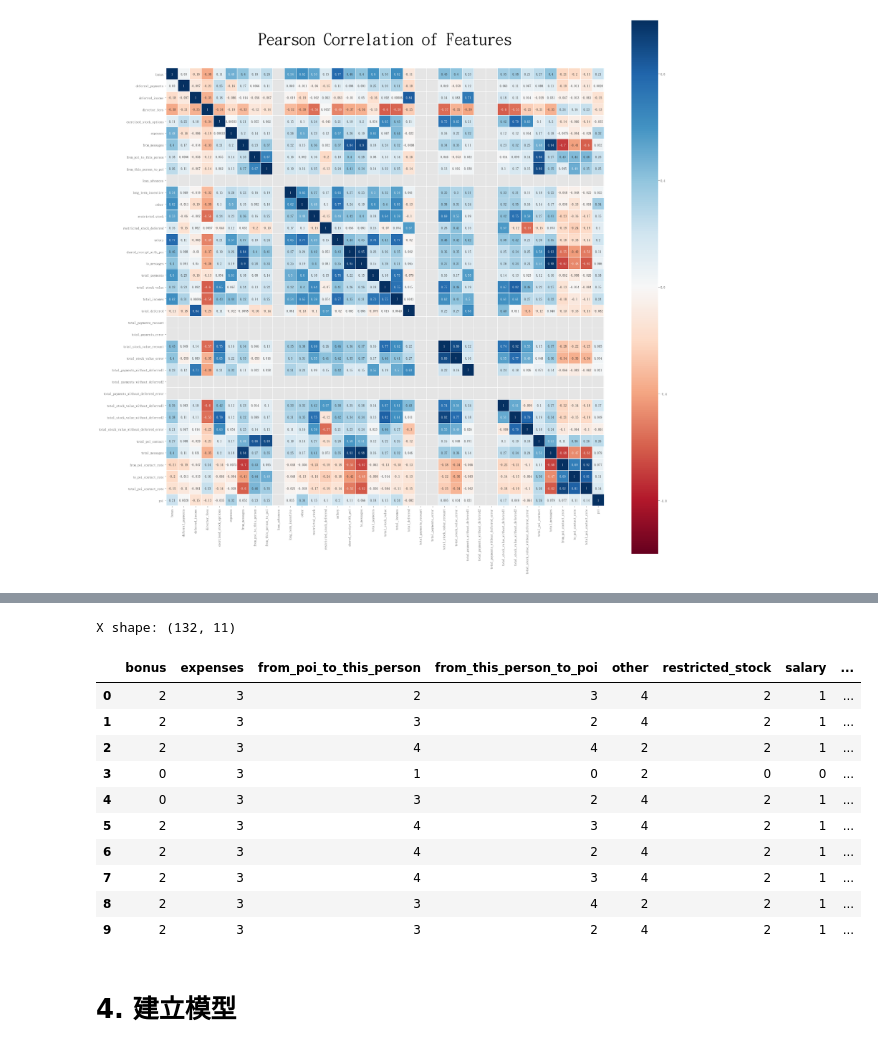
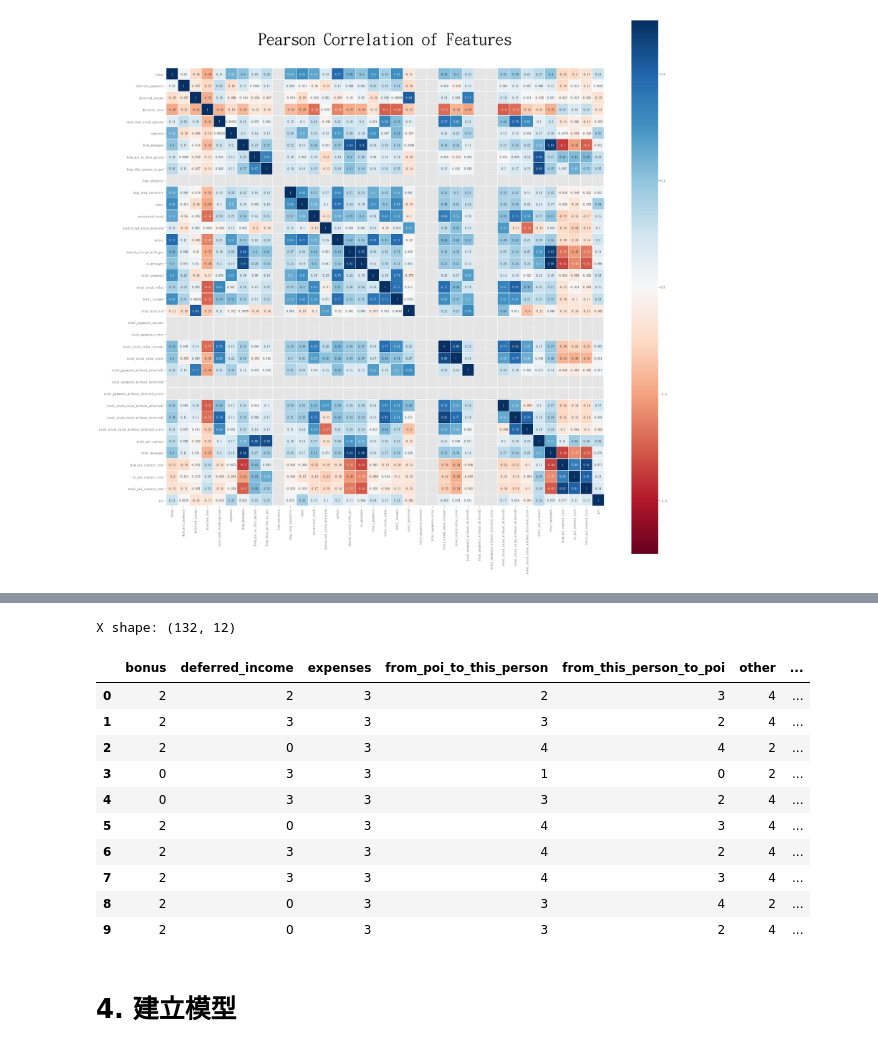
Before and after one commit to Lance0218/ML100-Days, a Jupyter notebook: kaggle/Kaggle_Enron Fraud Dataset/Kaggle_Enron Fraud Dataset_XGB .ipynb, the cells around one changed output, grey strips where cells are left out. Saved outputs shown, nothing was run; the diff lists cells and outputs as text; code cells hidden in the pictures.

```diff
--- a/kaggle/Kaggle_Enron Fraud Dataset/Kaggle_Enron Fraud Dataset_XGB .ipynb
+++ b/kaggle/Kaggle_Enron Fraud Dataset/Kaggle_Enron Fraud Dataset_XGB .ipynb
@@ -609,31 +609,31 @@ Name: poi, dtype: float64
 # %%
 # 因為相關性都不高，所以取多點，嘗試相關性絕對值大於0.15之特徵
 features_selected = []
 for i in range(len(train.astype(float).corr()['poi'])):
-    if train.astype(float).corr()['poi'].values[i] >= 0.15:
+    if abs(train.astype(float).corr()['poi'].values[i]) >= 0.15:
         features_selected.append(train.astype(float).corr()['poi'].index[i])
 
 # 刪去較不相關的欄位
 for col in X.columns:
     if col not in features_selected:
         X = X.drop([col], axis = 1)
 
 # 觀察結果前10筆
 print(f'X shape: {X.shape}')
 X.head(10)
 # %% [output]
-X shape: (132, 11)
+X shape: (132, 12)
-|  | bonus | expenses | from_poi_to_this_person | from_this_person_to_poi | other | restricted_stock | salary | ... |
-| 0 | 2 | 3 | 2 | 3 | 4 | 2 | 1 | ... |
-| 1 | 2 | 3 | 3 | 2 | 4 | 2 | 1 | ... |
-| 2 | 2 | 3 | 4 | 4 | 2 | 2 | 1 | ... |
-| 3 | 0 | 3 | 1 | 0 | 2 | 0 | 0 | ... |
-| 4 | 0 | 3 | 3 | 2 | 4 | 2 | 1 | ... |
-| 5 | 2 | 3 | 4 | 3 | 4 | 2 | 1 | ... |
-| 6 | 2 | 3 | 4 | 2 | 4 | 2 | 1 | ... |
-| 7 | 2 | 3 | 4 | 3 | 4 | 2 | 1 | ... |
-| 8 | 2 | 3 | 3 | 4 | 2 | 2 | 1 | ... |
-| 9 | 2 | 3 | 3 | 2 | 4 | 2 | 1 | ... |
+|  | bonus | deferred_income | expenses | from_poi_to_this_person | from_this_person_to_poi | other | ... |
+| 0 | 2 | 2 | 3 | 2 | 3 | 4 | ... |
+| 1 | 2 | 3 | 3 | 3 | 2 | 4 | ... |
+| 2 | 2 | 0 | 3 | 4 | 4 | 2 | ... |
+| 3 | 0 | 3 | 3 | 1 | 0 | 2 | ... |
+| 4 | 0 | 3 | 3 | 3 | 2 | 4 | ... |
+| 5 | 2 | 0 | 3 | 4 | 3 | 4 | ... |
+| 6 | 2 | 3 | 3 | 4 | 2 | 4 | ... |
+| 7 | 2 | 3 | 3 | 4 | 3 | 4 | ... |
+| 8 | 2 | 0 | 3 | 3 | 4 | 2 | ... |
+| 9 | 2 | 0 | 3 | 3 | 2 | 4 | ... |
 # %% [markdown]
 # 4. 建立模型
 # %% [markdown]
```
Also changed, not shown: parts of 9 cells of this notebook.
